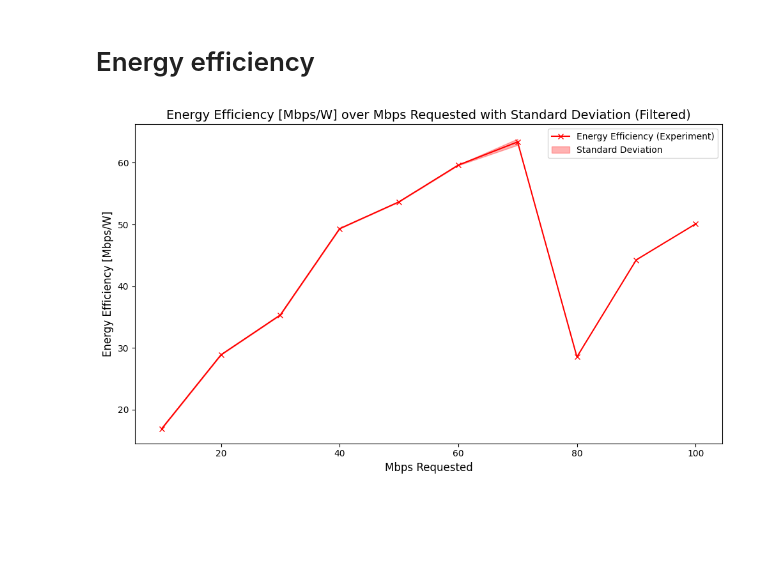
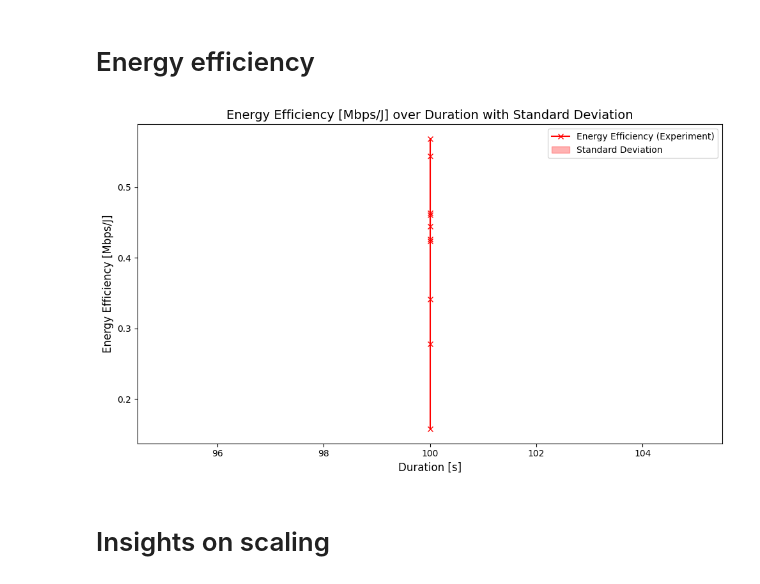
Before and after one commit to RootLeo00/Dynamic-Scaling-Policy-Energy-5G-ORAN, a Jupyter notebook: power-metrics-per-pod-realtime/energy_x_packet.ipynb, the cells around one changed output. Saved outputs shown, nothing was run; the diff lists cells and outputs as text; code cells hidden in the pictures; blank space fills up the shorter version.

```diff
--- a/power-metrics-per-pod-realtime/energy_x_packet.ipynb
+++ b/power-metrics-per-pod-realtime/energy_x_packet.ipynb
@@ -482,46 +461,66 @@ plt.show()
 # %% [markdown]
 # Energy efficiency
 # %%
-# Filter the data to only include 'Mbps requested' > 30
-filtered_stats = per_throughput_stats[per_throughput_stats['Mbps requested'] > 0]
+import matplotlib.pyplot as plt
 
-# Calculate energy efficiency (Mbps/W) for baseline and experiment
-filtered_stats['Energy Efficiency [Mbps/W]'] = filtered_stats['Mbps requested'] / filtered_stats[('total energy service [W]', 'mean')]
+# Filter the data to only include rows where 'N packets' > 0
+filtered_stats = per_throughput_stats[per_throughput_stats[('N packets', 'mean')] > 0]
 
-# Calculate standard deviation for energy efficiency
-# Energy efficiency standard deviation: std(Mbps requested) / mean(total energy service [W])
-filtered_stats['Energy Efficiency Std [Mbps/W]'] = filtered_stats[('total energy service [W]', 'std')]
+# Calculate energy efficiency (Mbps/J/s) for each duration
+# filtered_stats['Energy Efficiency [Mbps/J/s]'] = (
+#     filtered_stats[('N packets', 'mean')] /
+#     (filtered_stats[('total energy service [J]', 'mean')] * filtered_stats[('duration', 'mean')])
+# )
 
-# Plot the line plot for energy efficiency over Mbps requested
+# # Calculate standard deviation for energy efficiency with duration
+# filtered_stats['Energy Efficiency Std [Mbps/J/s]'] = (
+#     filtered_stats[('N packets', 'std')] /
+#     (filtered_stats[('total energy service [J]', 'mean')] * filtered_stats[('duration', 'mean')])
+# )
+
+filtered_stats['Energy Efficiency [Mbps/J]'] = (
+    filtered_stats[('avg Mbps effectively received at server', 'mean')] /
+    (filtered_stats[('total energy service [J]', 'mean')] )#* filtered_stats[('duration', 'mean')])
+)
+
+# Calculate standard deviation for energy efficiency with duration
+filtered_stats['Energy Efficiency Std [Mbps/J]'] = (
+    filtered_stats[('avg Mbps effectively received at server', 'std')] /
+    (filtered_stats[('total energy service [J]', 'mean')] )#* filtered_stats[('duration', 'mean')])
+)
+
+# Plot the energy efficiency over duration
 plt.figure(figsize=(10, 6))
 
 # Line plot for energy efficiency (mean) for experiment
 plt.plot(
-    filtered_stats['Mbps requested'],
-    filtered_stats['Energy Efficiency [Mbps/W]'],
+    filtered_stats[('duration', 'mean')],
+    filtered_stats['Energy Efficiency [Mbps/J]'],
     label='Energy Efficiency (Experiment)',
     color='red',
     marker='x'
 )
 
 # Add shaded area for standard deviation (shaded region)
 plt.fill_between(
-    filtered_stats['Mbps requested'],
-    filtered_stats['Energy Efficiency [Mbps/W]'] - filtered_stats['Energy Efficiency Std [Mbps/W]'],
-    filtered_stats['Energy Efficiency [Mbps/W]'] + filtered_stats['Energy Efficiency Std [Mbps/W]'],
+    filtered_stats[('duration', 'mean')],
+    filtered_stats['Energy Efficiency [Mbps/J]'] - filtered_stats['Energy Efficiency Std [Mbps/J]'],
+    filtered_stats['Energy Efficiency [Mbps/J]'] + filtered_stats['Energy Efficiency Std [Mbps/J]'],
     color='red', alpha=0.3, label='Standard Deviation'
 )
 
 # Add labels and title
-plt.title('Energy Efficiency [Mbps/W] over Mbps Requested with Standard Deviation (Filtered)', fontsize=14)
-plt.xlabel('Mbps Requested', fontsize=12)
-plt.ylabel('Energy Efficiency [Mbps/W]', fontsize=12)
+plt.title('Energy Efficiency [Mbps/J] over Duration with Standard Deviation', fontsize=14)
+plt.xlabel('Duration [s]', fontsize=12)
+plt.ylabel('Energy Efficiency [Mbps/J]', fontsize=12)
 
 # Show legend
 plt.legend()
 
 # Show the plot
 plt.tight_layout()
 plt.show()
 # %% [output]
-[figure, old version]
+[figure, new version]
+# %% [markdown]
+# Insights on scaling
```
Also changed, not shown: parts of 14 cells of this notebook.
